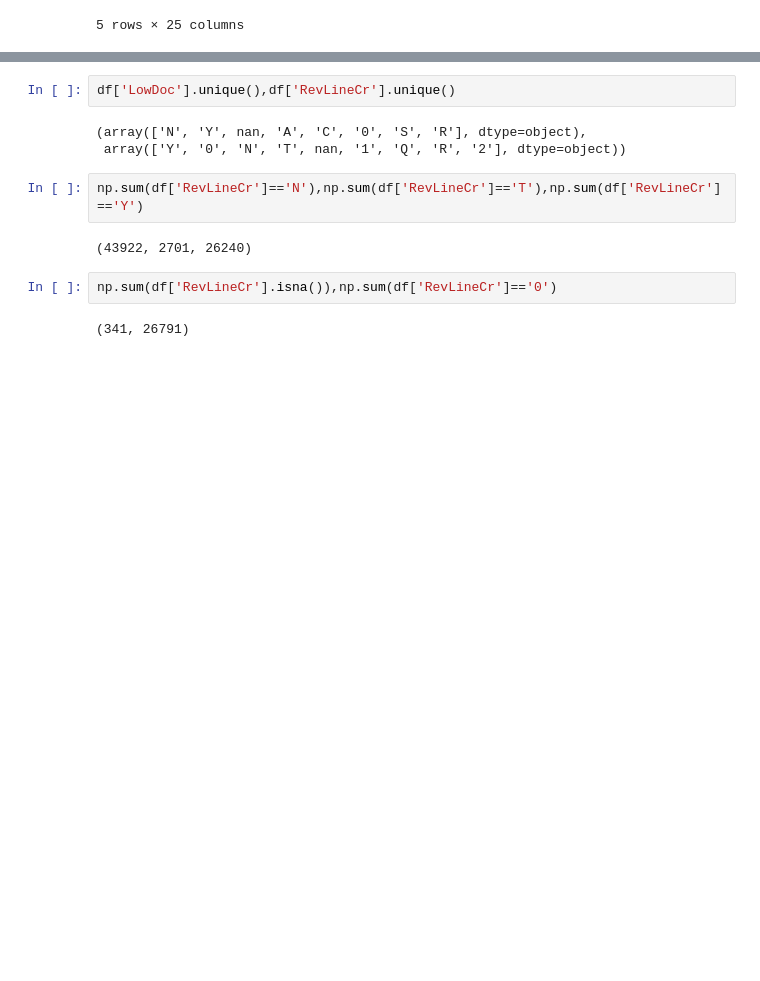
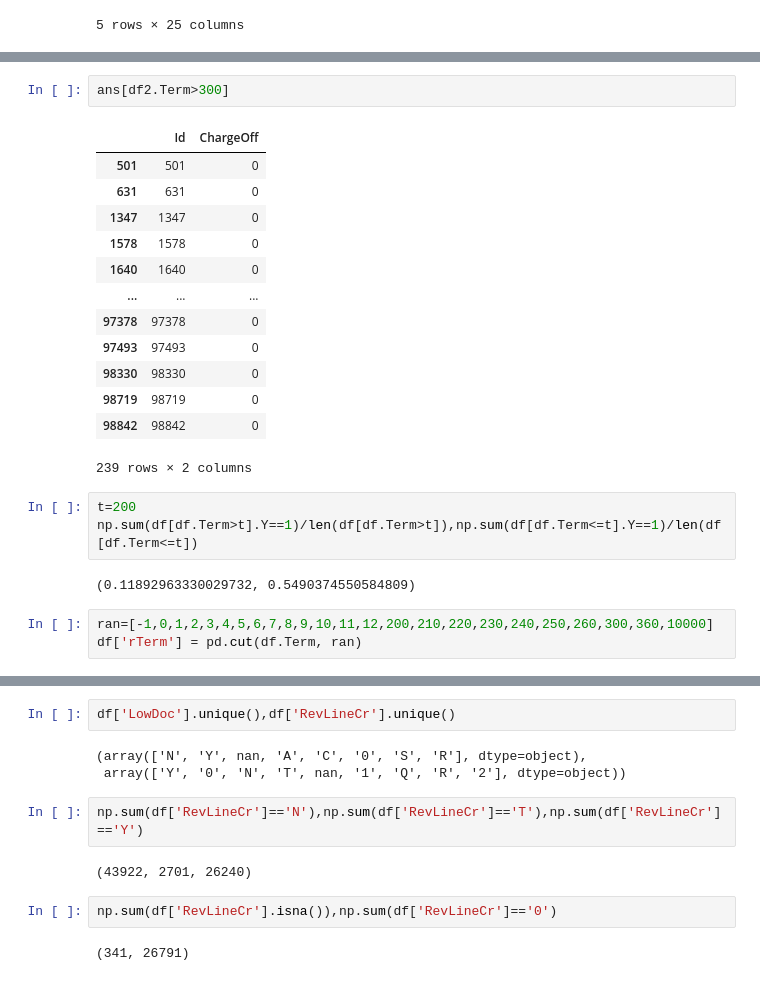
Before and after one commit to ShichengChen/cs5228-Knowledge-Discovery-and-Data-Mining, a Jupyter notebook: finalProject/Untitled.ipynb, the cells around one changed output, grey strips where cells are left out. Cells and saved outputs as stored; diff of their text form; blank space fills up the shorter version.

```diff
--- a/finalProject/Untitled.ipynb
+++ b/finalProject/Untitled.ipynb
@@ -82,0 +97,24 @@ array(['Id', 'Name', 'City', 'State', 'Zip', 'Bank', 'BankState', 'NAICS',
+# %%
+ans[df2.Term>300]
+# %% [output]
+|  | Id | ChargeOff |
+| 501 | 501 | 0 |
+| 631 | 631 | 0 |
+| 1347 | 1347 | 0 |
+| 1578 | 1578 | 0 |
+| 1640 | 1640 | 0 |
+| ... | ... | ... |
+| 97378 | 97378 | 0 |
+| 97493 | 97493 | 0 |
+| 98330 | 98330 | 0 |
+| 98719 | 98719 | 0 |
+| 98842 | 98842 | 0 |
+239 rows × 2 columns
+# %%
+t=200
+np.sum(df[df.Term>t].Y==1)/len(df[df.Term>t]),np.sum(df[df.Term<=t].Y==1)/len(df[df.Term<=t])
+# %% [output]
+(0.11892963330029732, 0.5490374550584809)
+# %%
+ran=[-1,0,1,2,3,4,5,6,7,8,9,10,11,12,200,210,220,230,240,250,260,300,360,10000]
+df['rTerm'] = pd.cut(df.Term, ran)
```
Also changed, not shown: parts of 6 cells of this notebook, 7 other files.
